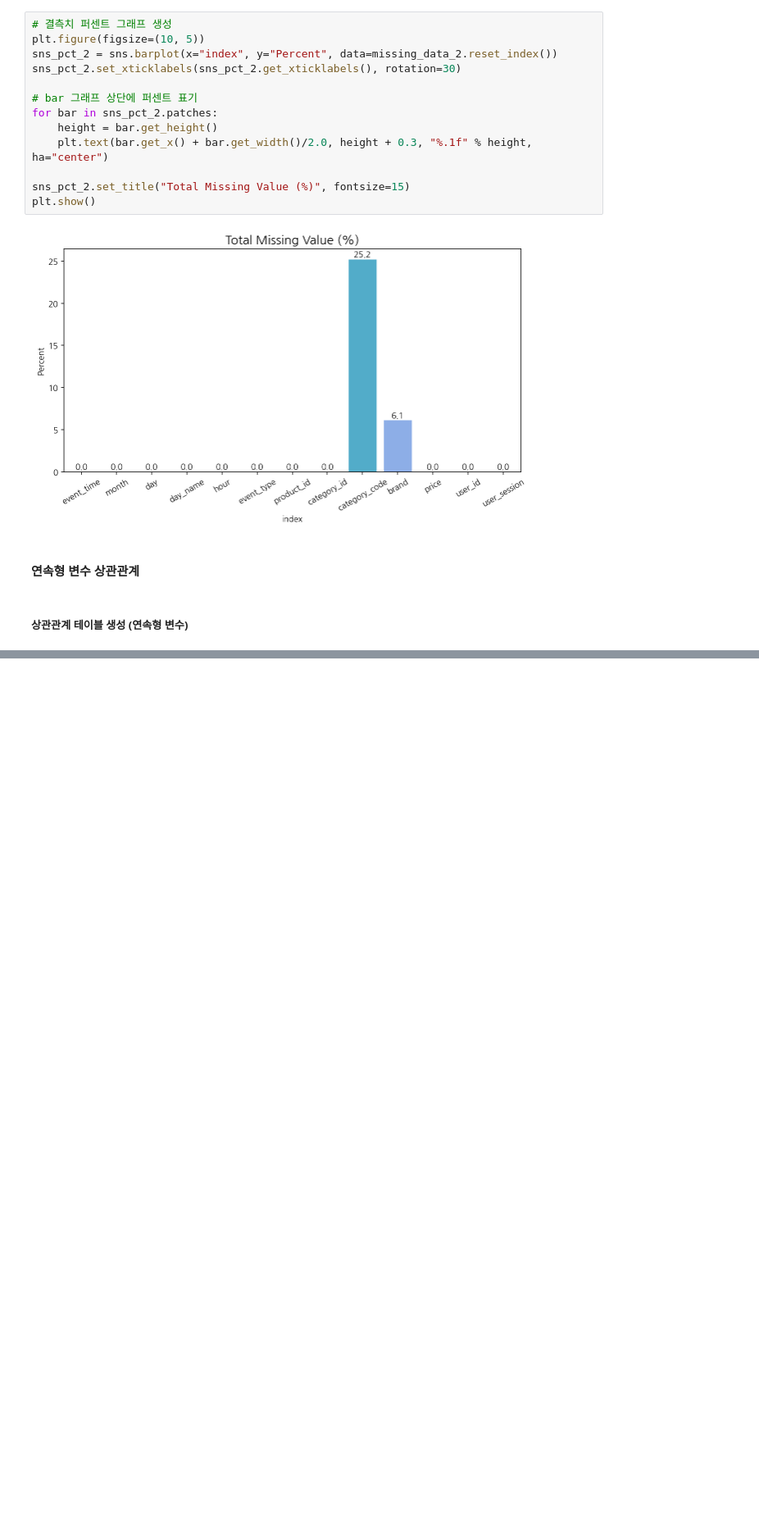
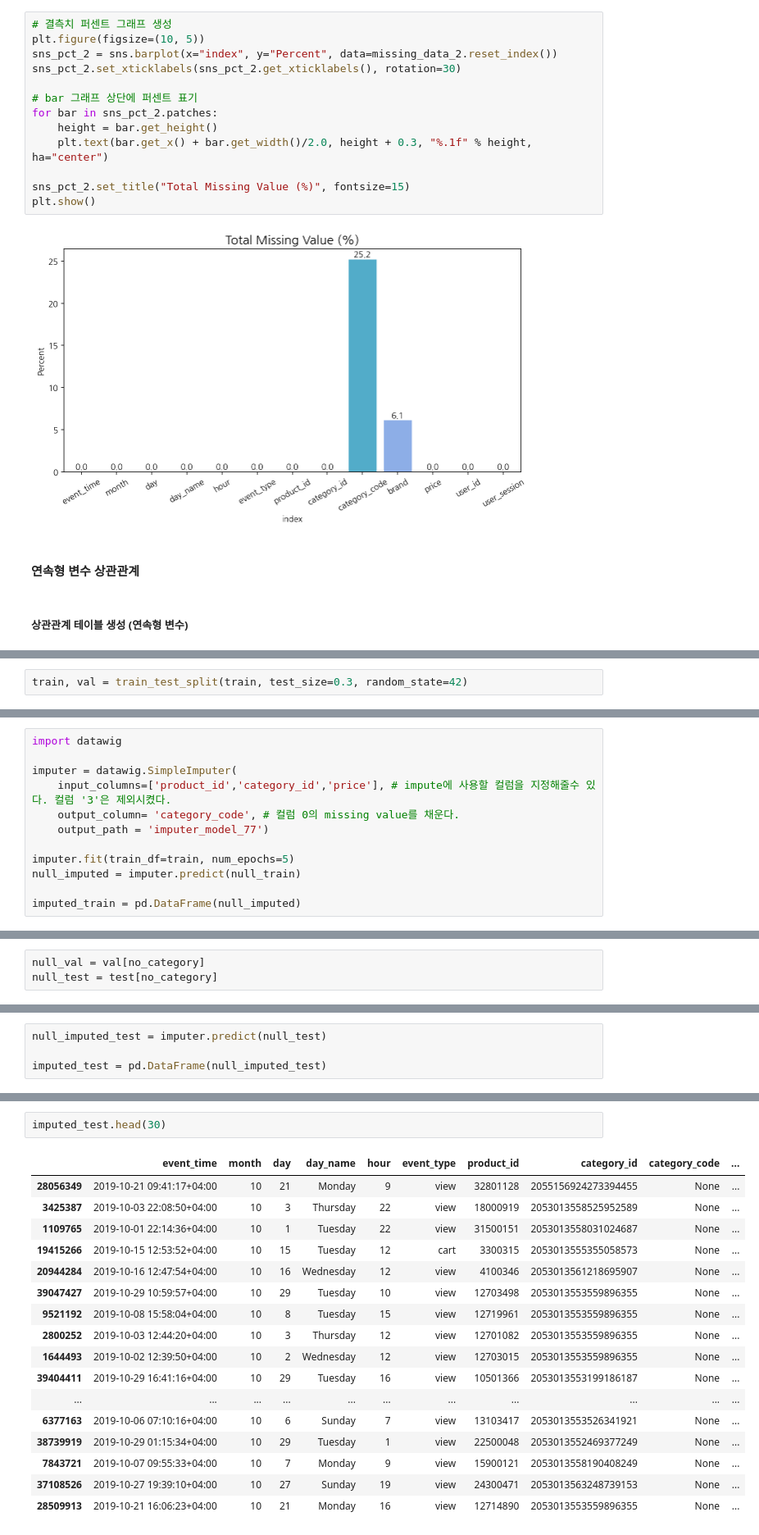
Before and after one commit to benidjor/ecommerce-behavior-data-analysis, a Jupyter notebook: tsj_data/2019_oct_eda.ipynb, the cells around one changed output, grey strips where cells are left out. Shown at 82% size. Drawn from its saved outputs; the diff is of its cells as text; blank space fills up the shorter version.

Commit message:
docs(ce-3) : 결측치 처리 위해 datawig 사용한 모델 생성 및 적용

```diff
--- a/tsj_data/2019_oct_eda.ipynb
+++ b/tsj_data/2019_oct_eda.ipynb
@@ -478,0 +601,2 @@ no_both_null[null_cond_2].shape
+# %%
+train, val = train_test_split(train, test_size=0.3, random_state=42)
@@ -478,0 +609,12 @@ no_both_null[null_cond_2].shape
+# %%
+import datawig
+
+imputer = datawig.SimpleImputer(
+    input_columns=['product_id','category_id','price'], # impute에 사용할 컬럼을 지정해줄수 있다. 컬럼 '3'은 제외시켰다.
+    output_column= 'category_code', # 컬럼 0의 missing value를 채운다.
+    output_path = 'imputer_model_77')
+
+imputer.fit(train_df=train, num_epochs=5)
+null_imputed = imputer.predict(null_train)
+
+imputed_train = pd.DataFrame(null_imputed)
@@ -478,0 +642,3 @@ no_both_null[null_cond_2].shape
+# %%
+null_val = val[no_category]
+null_test = test[no_category]
@@ -478,0 +649,4 @@ no_both_null[null_cond_2].shape
+# %%
+null_imputed_test = imputer.predict(null_test)
+
+imputed_test = pd.DataFrame(null_imputed_test)
@@ -495,3 +689,23 @@ no_both_null
+# %%
+imputed_test.head(30)
+# %% [output]
+|  | event_time | month | day | day_name | hour | event_type | product_id | category_id | category_code | ... |
+| 28056349 | 2019-10-21 09:41:17+04:00 | 10 | 21 | Monday | 9 | view | 32801128 | 2055156924273394455 | None | ... |
+| 3425387 | 2019-10-03 22:08:50+04:00 | 10 | 3 | Thursday | 22 | view | 18000919 | 2053013558525952589 | None | ... |
+| 1109765 | 2019-10-01 22:14:36+04:00 | 10 | 1 | Tuesday | 22 | view | 31500151 | 2053013558031024687 | None | ... |
+| 19415266 | 2019-10-15 12:53:52+04:00 | 10 | 15 | Tuesday | 12 | cart | 3300315 | 2053013555355058573 | None | ... |
+| 20944284 | 2019-10-16 12:47:54+04:00 | 10 | 16 | Wednesday | 12 | view | 4100346 | 2053013561218695907 | None | ... |
+| 39047427 | 2019-10-29 10:59:57+04:00 | 10 | 29 | Tuesday | 10 | view | 12703498 | 2053013553559896355 | None | ... |
+| 9521192 | 2019-10-08 15:58:04+04:00 | 10 | 8 | Tuesday | 15 | view | 12719961 | 2053013553559896355 | None | ... |
+| 2800252 | 2019-10-03 12:44:20+04:00 | 10 | 3 | Thursday | 12 | view | 12701082 | 2053013553559896355 | None | ... |
+| 1644493 | 2019-10-02 12:39:50+04:00 | 10 | 2 | Wednesday | 12 | view | 12703015 | 2053013553559896355 | None | ... |
+| 39404411 | 2019-10-29 16:41:16+04:00 | 10 | 29 | Tuesday | 16 | view | 10501366 | 2053013553199186187 | None | ... |
+| ... | ... | ... | ... | ... | ... | ... | ... | ... | ... | ... |
+| 6377163 | 2019-10-06 07:10:16+04:00 | 10 | 6 | Sunday | 7 | view | 13103417 | 2053013553526341921 | None | ... |
+| 38739919 | 2019-10-29 01:15:34+04:00 | 10 | 29 | Tuesday | 1 | view | 22500048 | 2053013552469377249 | None | ... |
+| 7843721 | 2019-10-07 09:55:33+04:00 | 10 | 7 | Monday | 9 | view | 15900121 | 2053013558190408249 | None | ... |
+| 37108526 | 2019-10-27 19:39:10+04:00 | 10 | 27 | Sunday | 19 | view | 24300471 | 2053013563248739153 | None | ... |
+| 28509913 | 2019-10-21 16:06:23+04:00 | 10 | 21 | Monday | 16 | view | 12714890 | 2053013553559896355 | None | ... |
 # %%
 # 전체 값 대비 brand가 lucente인 것의 비율
 lucente_cond = (mod["brand"] == "lucente")
```
Also changed, not shown: parts of 65 cells of this notebook.
